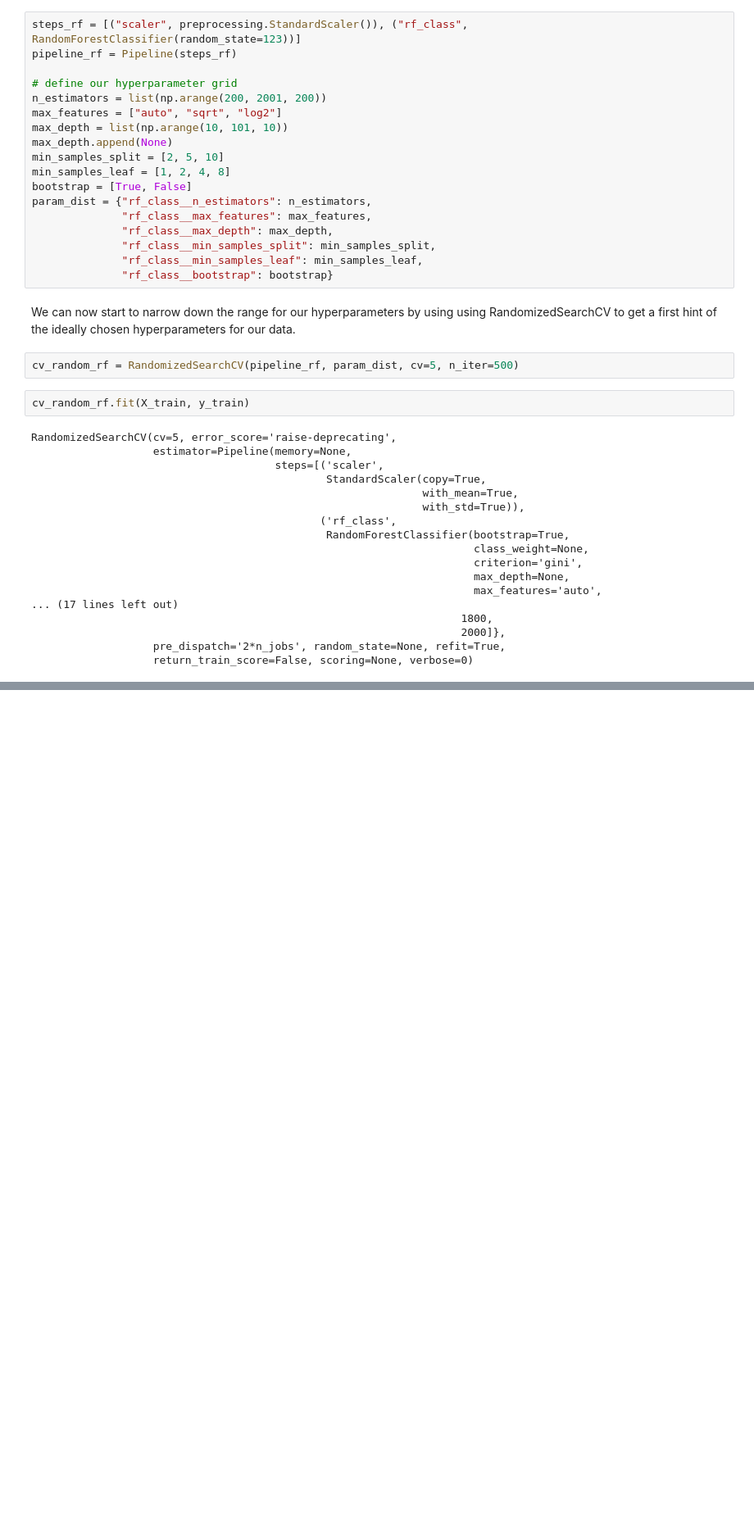
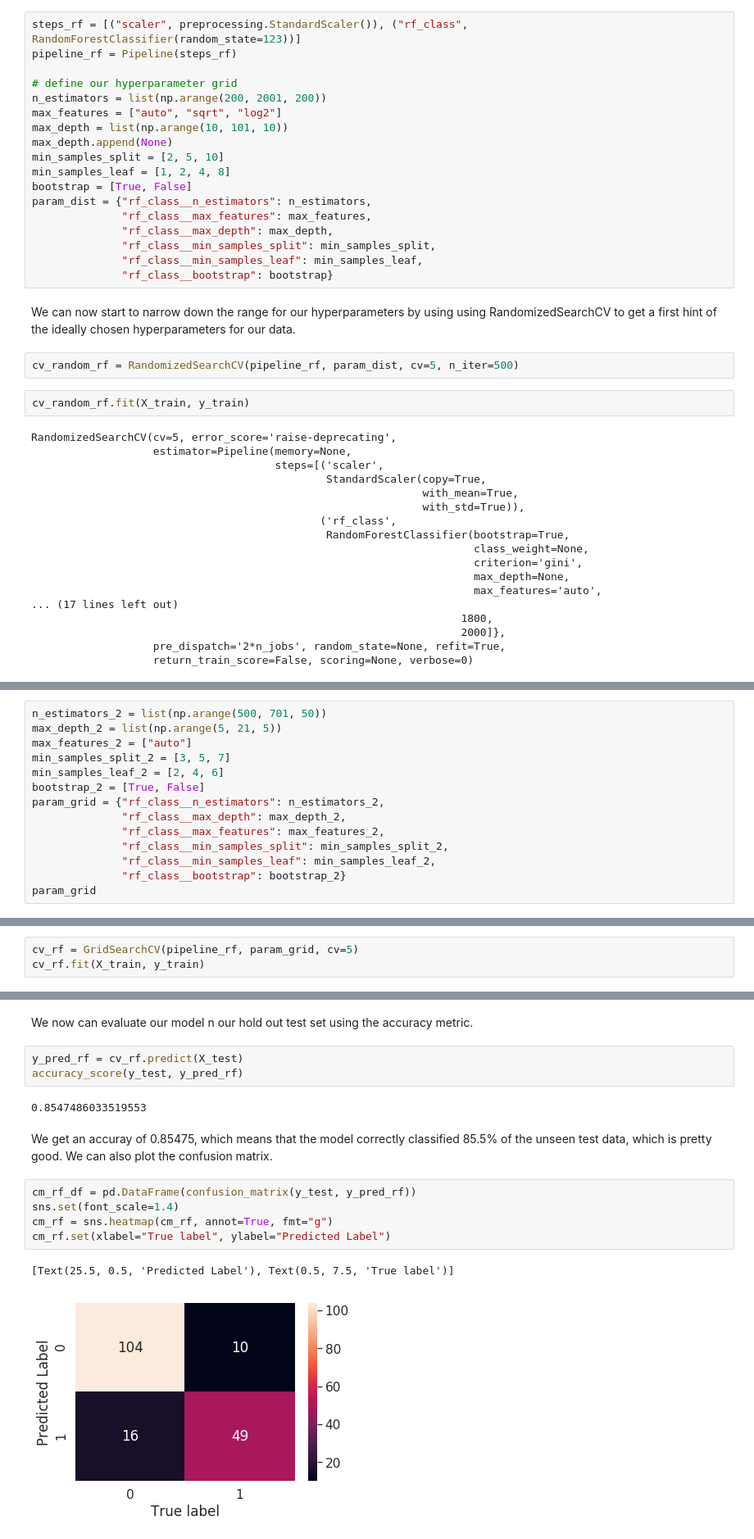
Before and after one commit to tlary/Kaggle_Titanic, a Jupyter notebook: Titanic.ipynb, the cells around one changed output, grey strips where cells are left out. Shown at 82% size. Drawn from its saved outputs; the diff is of its cells as text; blank space fills up the shorter version.

```diff
--- a/Titanic.ipynb
+++ b/Titanic.ipynb
@@ -747,0 +746,14 @@ cv_random_rf.best_params_
+# %%
+n_estimators_2 = list(np.arange(500, 701, 50))
+max_depth_2 = list(np.arange(5, 21, 5))
+max_features_2 = ["auto"]
+min_samples_split_2 = [3, 5, 7]
+min_samples_leaf_2 = [2, 4, 6]
+bootstrap_2 = [True, False]
+param_grid = {"rf_class__n_estimators": n_estimators_2,
+              "rf_class__max_depth": max_depth_2,
+              "rf_class__max_features": max_features_2,
+              "rf_class__min_samples_split": min_samples_split_2,
+              "rf_class__min_samples_leaf": min_samples_leaf_2,
+              "rf_class__bootstrap": bootstrap_2}
+param_grid
@@ -747,0 +767,3 @@ cv_random_rf.best_params_
+# %%
+cv_rf = GridSearchCV(pipeline_rf, param_grid, cv=5)
+cv_rf.fit(X_train, y_train)
@@ -747,0 +797,17 @@ cv_random_rf.best_params_
+# %% [markdown]
+We now can evaluate our model n our hold out test set using the accuracy metric.
+# %%
+y_pred_rf = cv_rf.predict(X_test)
+accuracy_score(y_test, y_pred_rf)
+# %% [output]
+0.8547486033519553
+# %% [markdown]
+We get an accuray of 0.85475, which means that the model correctly classified 85.5% of the unseen test data, which is pretty good. We can also plot the confusion matrix.
+# %%
+cm_rf_df = pd.DataFrame(confusion_matrix(y_test, y_pred_rf))
+sns.set(font_scale=1.4)
+cm_rf = sns.heatmap(cm_rf, annot=True, fmt="g")
+cm_rf.set(xlabel="True label", ylabel="Predicted Label")
+# %% [output]
+[Text(25.5, 0.5, 'Predicted Label'), Text(0.5, 7.5, 'True label')]
+[figure, added]
```
Also changed, not shown: parts of 11 cells of this notebook, 1 other file.
